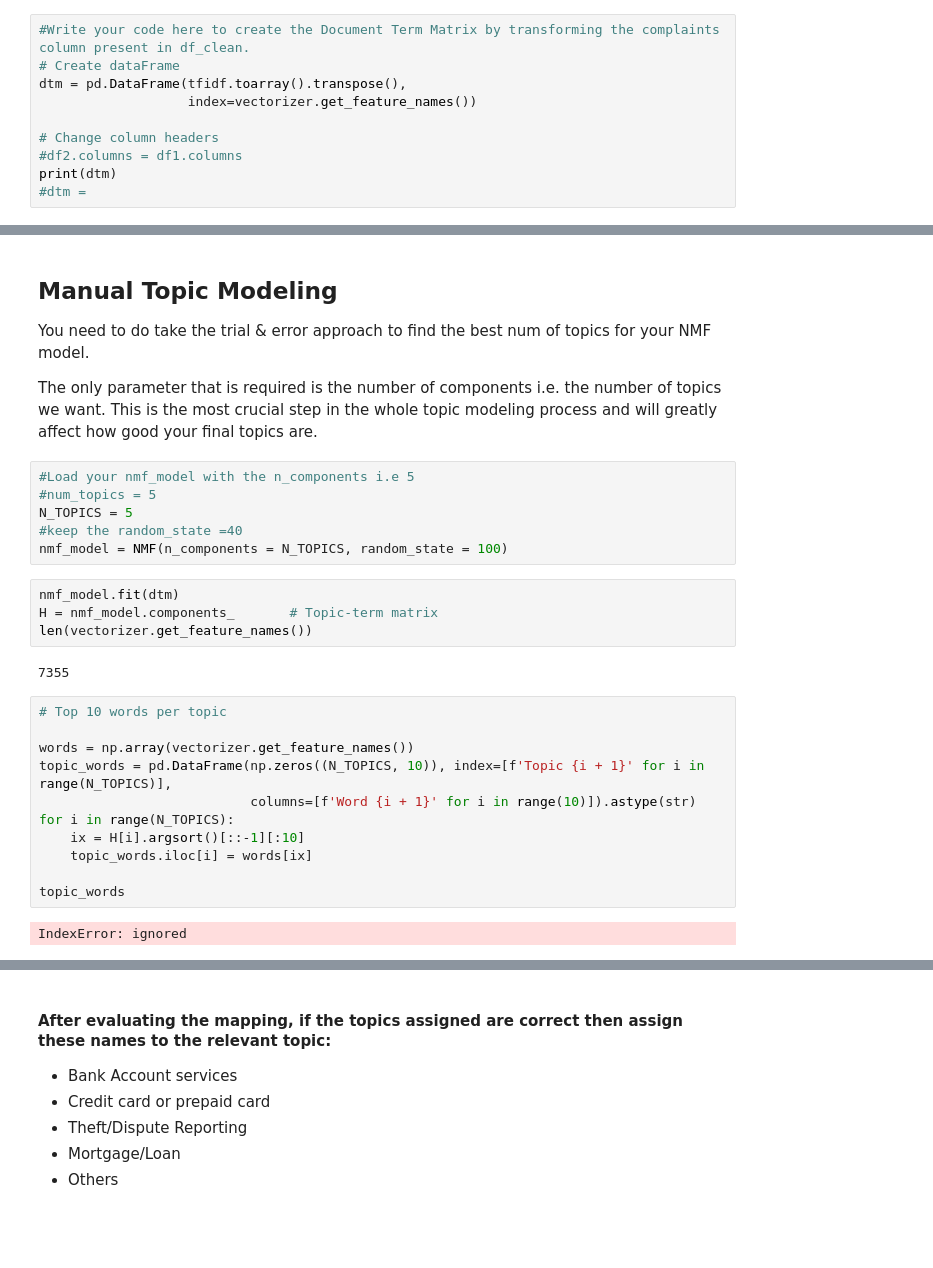
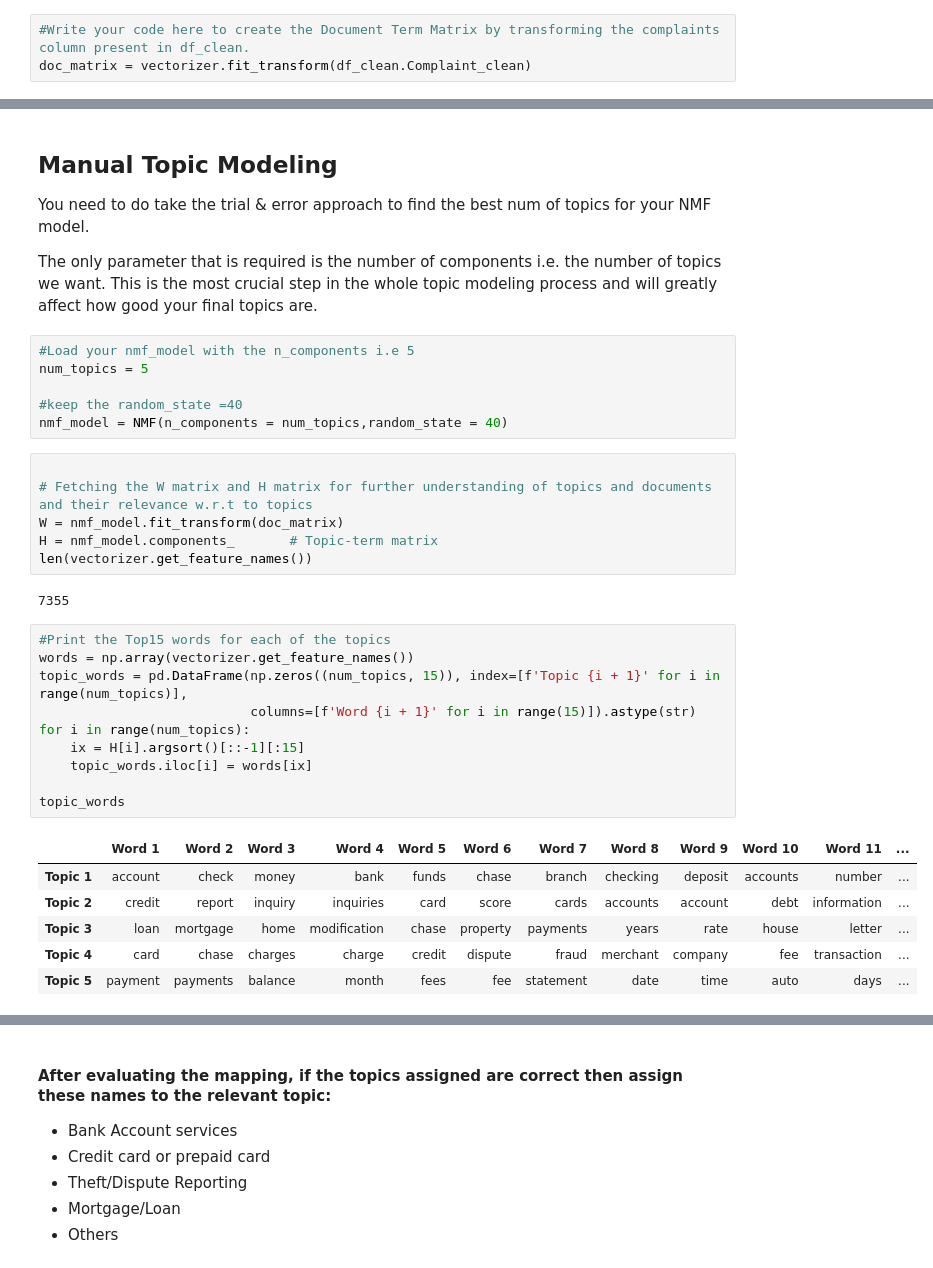
Before and after one commit to karthick4jobs/Automatic-Ticket-Classification, a Jupyter notebook: Automatic_Ticket_Classification.ipynb, the cells around one changed output, grey strips where cells are left out. Drawn from its saved outputs; the diff is of its cells as text; blank space fills up the shorter version.

```diff
--- a/Automatic_Ticket_Classification.ipynb
+++ b/Automatic_Ticket_Classification.ipynb
@@ -416,11 +412,4 @@ The contents of a document term matrix are tuples of (complaint_id,token_id) tf-
 The tuples that are not there have a tf-idf score of 0
 # %%
 #Write your code here to create the Document Term Matrix by transforming the complaints column present in df_clean.
-# Create dataFrame
-dtm = pd.DataFrame(tfidf.toarray().transpose(),
-                   index=vectorizer.get_feature_names())
-
-# Change column headers
-#df2.columns = df1.columns
-print(dtm)
-#dtm =
+doc_matrix = vectorizer.fit_transform(df_clean.Complaint_clean)
@@ -460,26 +434,32 @@ You need to do take the trial & error approach to find the best num of topics fo
 The only parameter that is required is the number of components i.e. the number of topics we want. This is the most crucial step in the whole topic modeling process and will greatly affect how good your final topics are.
 # %%
 #Load your nmf_model with the n_components i.e 5
-#num_topics = 5
-N_TOPICS = 5
+num_topics = 5
+
 #keep the random_state =40
-nmf_model = NMF(n_components = N_TOPICS, random_state = 100)
+nmf_model = NMF(n_components = num_topics,random_state = 40)
-# %%
-nmf_model.fit(dtm)
-H = nmf_model.components_       # Topic-term matrix
-len(vectorizer.get_feature_names())
-# %% [output]
-7355
+# %%
+
+# Fetching the W matrix and H matrix for further understanding of topics and documents and their relevance w.r.t to topics
+W = nmf_model.fit_transform(doc_matrix)
+H = nmf_model.components_       # Topic-term matrix
+len(vectorizer.get_feature_names())
+# %% [output]
+7355
 # %%
-# Top 10 words per topic
-
+#Print the Top15 words for each of the topics
 words = np.array(vectorizer.get_feature_names())
-topic_words = pd.DataFrame(np.zeros((N_TOPICS, 10)), index=[f'Topic {i + 1}' for i in range(N_TOPICS)],
-                           columns=[f'Word {i + 1}' for i in range(10)]).astype(str)
-for i in range(N_TOPICS):
-    ix = H[i].argsort()[::-1][:10]
+topic_words = pd.DataFrame(np.zeros((num_topics, 15)), index=[f'Topic {i + 1}' for i in range(num_topics)],
+                           columns=[f'Word {i + 1}' for i in range(15)]).astype(str)
+for i in range(num_topics):
+    ix = H[i].argsort()[::-1][:15]
     topic_words.iloc[i] = words[ix]
 
 topic_words
 # %% [output]
-IndexError: ignored
+|  | Word 1 | Word 2 | Word 3 | Word 4 | Word 5 | Word 6 | Word 7 | Word 8 | Word 9 | Word 10 | Word 11 | ... |
+| Topic 1 | account | check | money | bank | funds | chase | branch | checking | deposit | accounts | number | ... |
+| Topic 2 | credit | report | inquiry | inquiries | card | score | cards | accounts | account | debt | information | ... |
+| Topic 3 | loan | mortgage | home | modification | chase | property | payments | years | rate | house | letter | ... |
+| Topic 4 | card | chase | charges | charge | credit | dispute | fraud | merchant | company | fee | transaction | ... |
+| Topic 5 | payment | payments | balance | month | fees | fee | statement | date | time | auto | days | ... |
```
Also changed, not shown: parts of 17 cells of this notebook.
